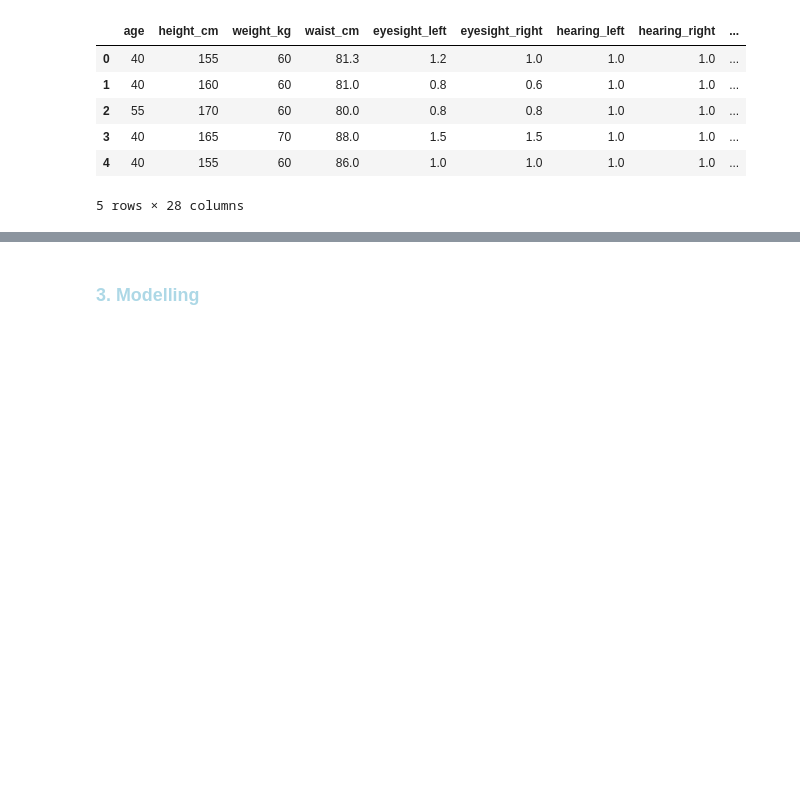
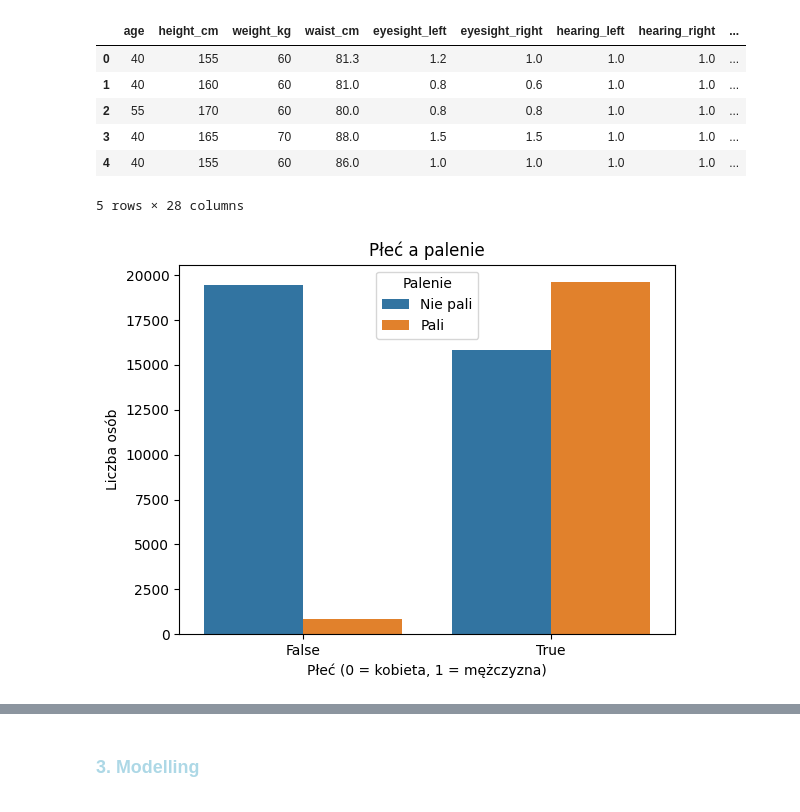
Before and after one commit to msnaspers/ml-pg2025, a Jupyter notebook: projekt_zaliczeniowy.ipynb, the cells around one changed output, grey strips where cells are left out. Drawn from its saved outputs; the diff is of its cells as text; code cells hidden in the pictures; blank space fills up the shorter version.

```diff
--- a/projekt_zaliczeniowy.ipynb
+++ b/projekt_zaliczeniowy.ipynb
@@ -331,0 +450,9 @@ df["liver_index_ast_alt_gtp_mean"] = df[["ast", "alt", "gtp"]].mean(axis=1).roun
+# %%
+sns.countplot(x='gender_M', hue='smoking', data=df)
+plt.title("Płeć a palenie")
+plt.xlabel("Płeć (0 = kobieta, 1 = mężczyzna)")
+plt.ylabel("Liczba osób")
+plt.legend(title="Palenie", labels=["Nie pali", "Pali"])
+plt.show()
+# %% [output]
+[figure, added]
```
Also changed, not shown: parts of 34 cells of this notebook, 1 other file.
